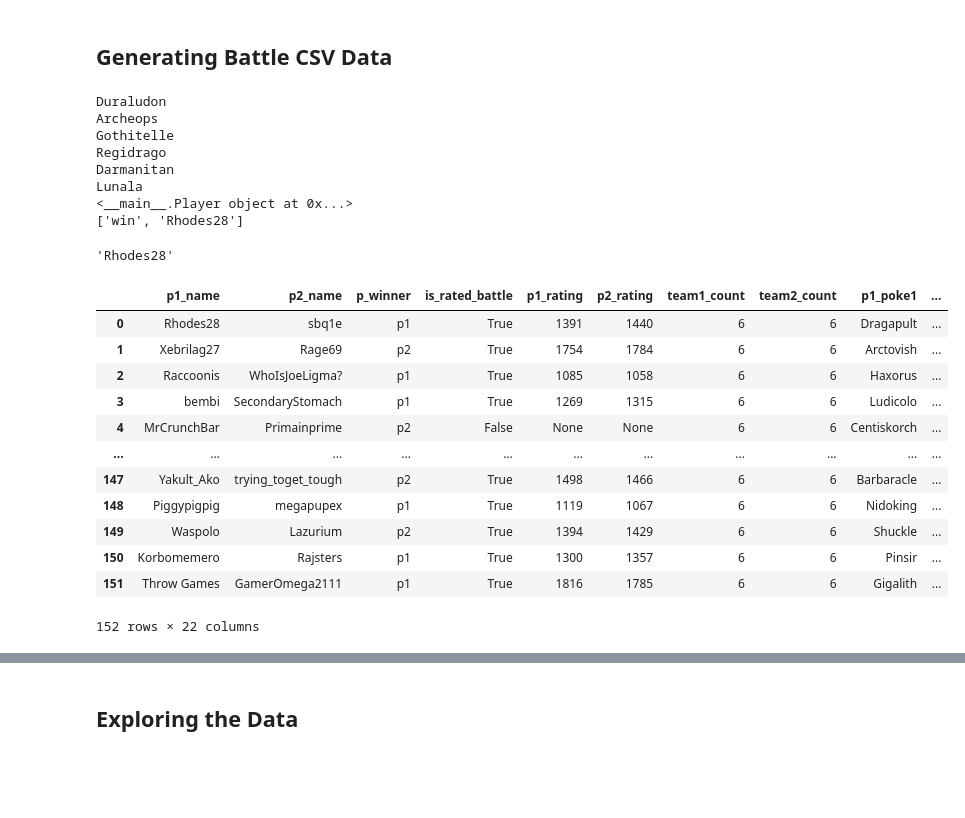
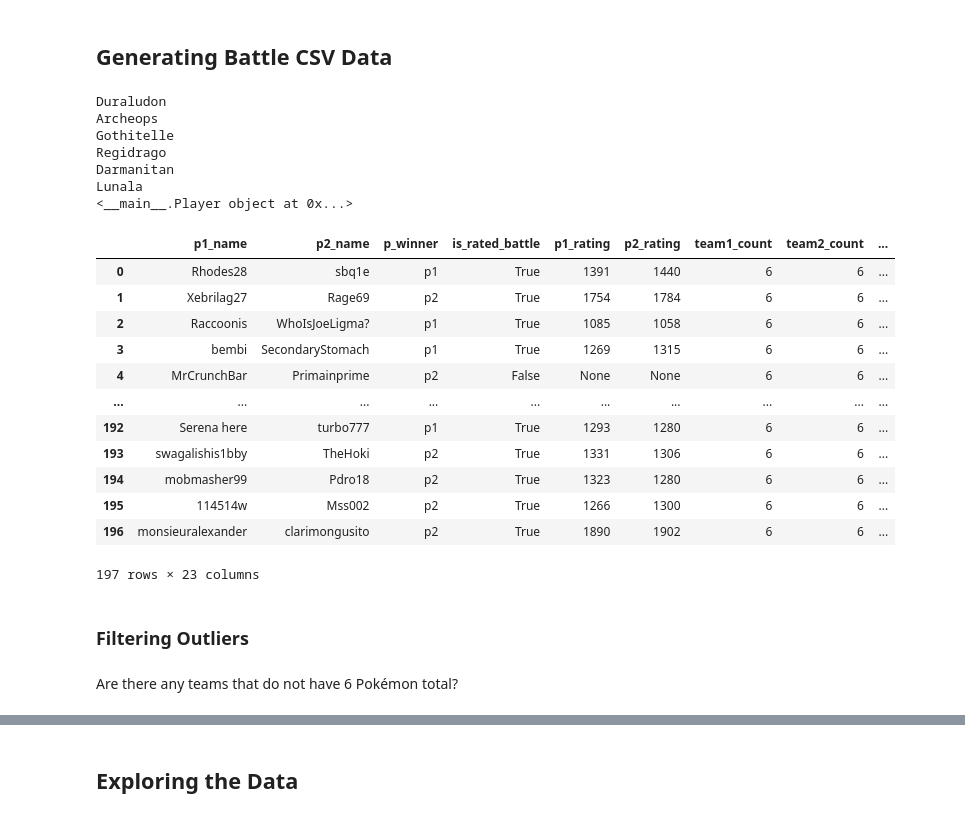
Before and after one commit to mbac19/pokemon_battle_agent, a Jupyter notebook: notebooks/gen_battle_log_features.ipynb, the cells around one changed output, grey strips where cells are left out. Cells and saved outputs as stored; diff of their text form; code cells hidden in the pictures; blank space fills up the shorter version.

```diff
--- a/notebooks/gen_battle_log_features.ipynb
+++ b/notebooks/gen_battle_log_features.ipynb
@@ -92,7 +92,7 @@ class PokemonTeam:
                 if p_id in self._pokemon_map:
                     continue
 
-                species = p_id.split(" ")[1]
+                species = p_id[len(player_prefix):]
 
                 pokemon = Pokemon(player=self.player, id=p_id, species=species, logs=self._logs)
 
@@ -112,6 +112,16 @@ class BattleLogs:
         self._logs = logs
         self.p1 = Player(id="p1", logs=logs)
         self.p2 = Player(id="p2", logs=logs)
+
+
+    @property
+    def turn_count(self):
+        count = 0
+        for log in self._logs:
+            if log[0] == "turn":
+                count = max(count, int(log[1]))
+
+        return count
 
 
     @property
@@ -161,7 +171,7 @@ class BattleLogs:
 import pandas as pd
 
 # Number of log files we have in our data.
-LOGS_COUNT = 143
+LOGS_COUNT = 197
 # %%
 with open('../battle_data/0001.html') as file:
     soup = BeautifulSoup(file, "html.parser")
@@ -182,8 +192,6 @@ Regidrago
 Darmanitan
 Lunala
 <__main__.Player object at 0x...>
-['win', 'Rhodes28']
-'Rhodes28'
 # %%
 pokedex = pd.read_csv('../stats_data/dex.csv')
 # %%
@@ -197,6 +205,7 @@ def generate_frame(logs_count):
         'p2_rating',
         'team1_count',
         'team2_count',
+        'turn_count',
         'p1_poke1',
         'p1_poke2',
         'p1_poke3',
@@ -237,6 +246,7 @@ def generate_frame(logs_count):
             logs.p2.rating,
             p1_team_len,
             p2_team_len,
+            logs.turn_count,
             NO_POKEMON if len(logs.p1_team) <= 0 else logs.p1_team[0].species,
             NO_POKEMON if len(logs.p1_team) <= 1 else logs.p1_team[1].species,
             NO_POKEMON if len(logs.p1_team) <= 2 else logs.p1_team[2].species,
@@ -257,19 +267,19 @@ def generate_frame(logs_count):
     df.columns = idx
     return df
 # %%
-df= generate_frame(152)
+df= generate_frame(LOGS_COUNT)
 df
 # %% [output]
-|  | p1_name | p2_name | p_winner | is_rated_battle | p1_rating | p2_rating | team1_count | team2_count | p1_poke1 | ... |
-| 0 | Rhodes28 | sbq1e | p1 | True | 1391 | 1440 | 6 | 6 | Dragapult | ... |
-| 1 | Xebrilag27 | Rage69 | p2 | True | 1754 | 1784 | 6 | 6 | Arctovish | ... |
-| 2 | Raccoonis | WhoIsJoeLigma? | p1 | True | 1085 | 1058 | 6 | 6 | Haxorus | ... |
-| 3 | bembi | SecondaryStomach | p1 | True | 1269 | 1315 | 6 | 6 | Ludicolo | ... |
-| 4 | MrCrunchBar | Primainprime | p2 | False | None | None | 6 | 6 | Centiskorch | ... |
-| ... | ... | ... | ... | ... | ... | ... | ... | ... | ... | ... |
-| 147 | Yakult_Ako | trying_toget_tough | p2 | True | 1498 | 1466 | 6 | 6 | Barbaracle | ... |
-| 148 | Piggypigpig | megapupex | p1 | True | 1119 | 1067 | 6 | 6 | Nidoking | ... |
-| 149 | Waspolo | Lazurium | p2 | True | 1394 | 1429 | 6 | 6 | Shuckle | ... |
-| 150 | Korbomemero | Rajsters | p1 | True | 1300 | 1357 | 6 | 6 | Pinsir | ... |
-| 151 | Throw Games | GamerOmega2111 | p1 | True | 1816 | 1785 | 6 | 6 | Gigalith | ... |
+|  | p1_name | p2_name | p_winner | is_rated_battle | p1_rating | p2_rating | team1_count | team2_count | ... |
+| 0 | Rhodes28 | sbq1e | p1 | True | 1391 | 1440 | 6 | 6 | ... |
+| 1 | Xebrilag27 | Rage69 | p2 | True | 1754 | 1784 | 6 | 6 | ... |
+| 2 | Raccoonis | WhoIsJoeLigma? | p1 | True | 1085 | 1058 | 6 | 6 | ... |
+| 3 | bembi | SecondaryStomach | p1 | True | 1269 | 1315 | 6 | 6 | ... |
+| 4 | MrCrunchBar | Primainprime | p2 | False | None | None | 6 | 6 | ... |
+| ... | ... | ... | ... | ... | ... | ... | ... | ... | ... |
+| 192 | Serena here | turbo777 | p1 | True | 1293 | 1280 | 6 | 6 | ... |
+| 193 | swagalishis1bby | TheHoki | p2 | True | 1331 | 1306 | 6 | 6 | ... |
+| 194 | mobmasher99 | Pdro18 | p2 | True | 1323 | 1280 | 6 | 6 | ... |
+| 195 | 114514w | Mss002 | p2 | True | 1266 | 1300 | 6 | 6 | ... |
+| 196 | monsieuralexander | clarimongusito | p2 | True | 1890 | 1902 | 6 | 6 | ... |
-152 rows × 22 columns
+197 rows × 23 columns
@@ -277,0 +286,4 @@ df.to_csv(OUTPUT_DIR + '/battle_stats.csv')
+# %% [markdown]
+### Filtering Outliers
+# %% [markdown]
+Are there any teams that do not have 6 Pokémon total?
```
Also changed, not shown: parts of 30 cells of this notebook, 32 other files.
